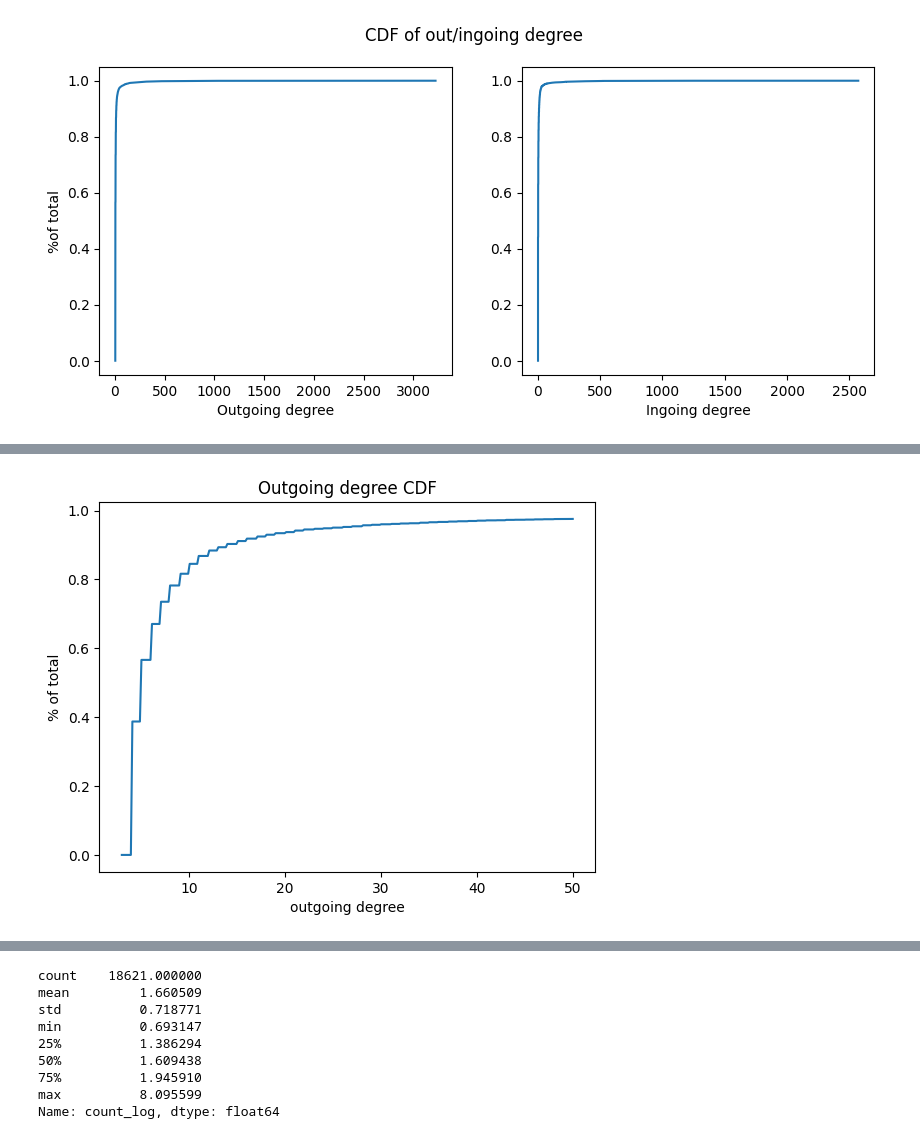
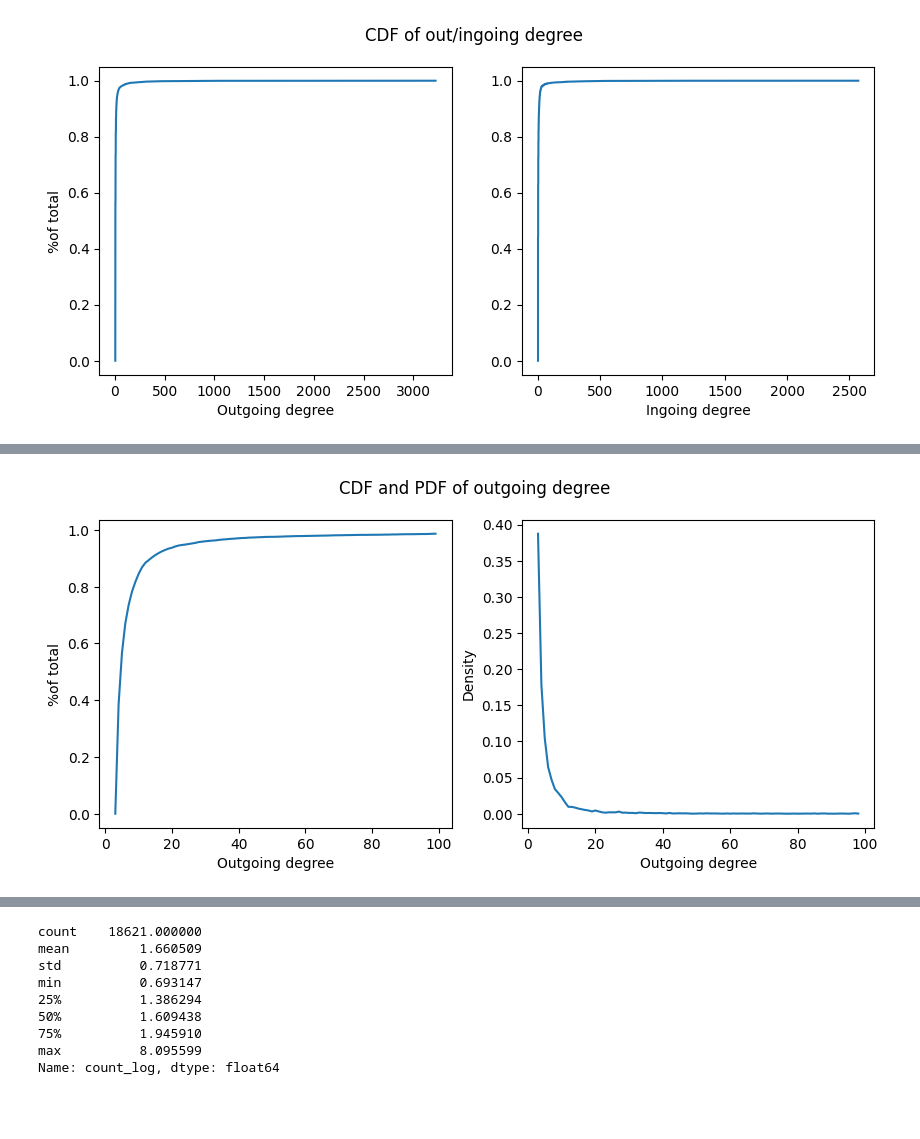
Before and after one commit to sheilafarrahi/thesis, a Jupyter notebook: prepare-data.ipynb, the cells around one changed output, grey strips where cells are left out. Drawn from its saved outputs; the diff is of its cells as text; code cells hidden in the pictures; blank space fills up the shorter version.

```diff
--- a/prepare-data.ipynb
+++ b/prepare-data.ipynb
@@ -134,0 +129,22 @@ pdf = np.diff(cdf)/dx
+# %%
+out_degree_filtered['count_log'] = np.log(out_degree_filtered['count']+1)
+in_degree_filtered['count_log'] = np.log(in_degree_filtered['count']+1)
+
+n_out = len(out_degree_filtered['count_log'])
+x_out = np.sort(out_degree_filtered['count_log'])
+y_out = np.arange(n_out) / float(n_out)
+
+n_in = len(in_degree_filtered['count_log'])
+x_in = np.sort(in_degree_filtered['count_log'])
+y_in = np.arange(n_in) / float(n_in)
+
+fig, (ax1, ax2) = plt.subplots(1, 2, figsize=(10, 4))
+fig.suptitle('CDF of out/ingoing degree (log scale)')
+
+ax1.plot(x_out, y_out)
+ax1.set_xlabel('Outgoing degree-log scale')
+ax1.set_ylabel('%of total')
+
+ax2.plot(x_in, y_in)
+ax2.set_xlabel('Ingoing degree-log scale')
+plt.show()
@@ -135,8 +153,21 @@ pdf = np.diff(cdf)/dx
 # %%
-plt.plot(x, cdf)
-plt.title('Outgoing degree CDF')
-plt.xlabel('outgoing degree')
-plt.ylabel('% of total')
+data = out_degree_filtered['count_log']
+x = np.arange(3,100)
+ecdf = ECDF(data)
+cdf = ecdf(x)
+dx = x[1]-x[0]
+pdf = np.diff(cdf)/dx
+
+fig, (ax1, ax2) = plt.subplots(1, 2, figsize=(10, 4))
+fig.suptitle('CDF and PDF of outgoing degree')
+
+ax1.plot(x, cdf)
+ax1.set_xlabel('Outgoing degree')
+ax1.set_ylabel('%of total')
+
+ax2.plot(x[:-1], pdf)
+ax2.set_xlabel('Outgoing degree')
+ax2.set_ylabel('Density')
 plt.show()
 # %% [output]
-[figure, old version]
+[figure, new version]
```
Also changed, not shown: parts of 9 cells of this notebook.
